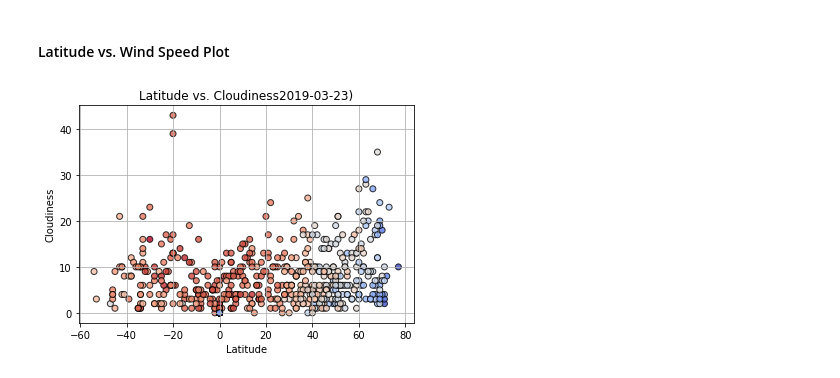
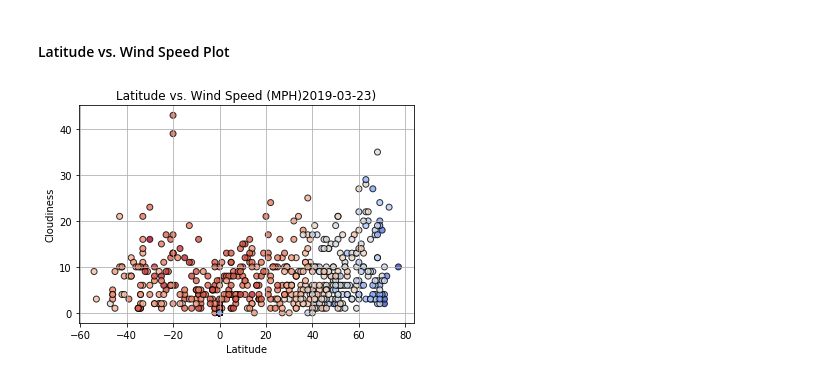
Before and after one commit to logan7734/Weatherpy_HW, a Jupyter notebook: Weatherpy_LF.ipynb, the cells around one changed output. Cells and saved outputs as stored; diff of their text form; code cells hidden in the pictures.

Commit message:
fixed another plot

```diff
--- a/Weatherpy_LF.ipynb
+++ b/Weatherpy_LF.ipynb
@@ -211,14 +211,14 @@ plt.show()
 # %%
 plt.scatter(cleaned_df["Latitude"],
            cleaned_df["Wind Speed (MPH)"],
            c=cleaned_df["Temperature (F)"],
            edgecolor="black", linewidths=1, marker="o",
            cmap="coolwarm", alpha=0.8, label="City" )
-plt.title("Latitude vs. Cloudiness" + datetime.now().strftime('%Y-%m-%d') + ")")
+plt.title("Latitude vs. Wind Speed (MPH)" + datetime.now().strftime('%Y-%m-%d') + ")")
 plt.xlabel("Latitude", fontsize=10)
 plt.ylabel("Cloudiness")
 plt.grid(True)
 plt.savefig("latitude_vs_windspeed_scatter_plot.png")
 plt.show()
 # %% [output]
-[figure, old version]
+[figure, new version]
```
Also changed, not shown: 1 other file.
